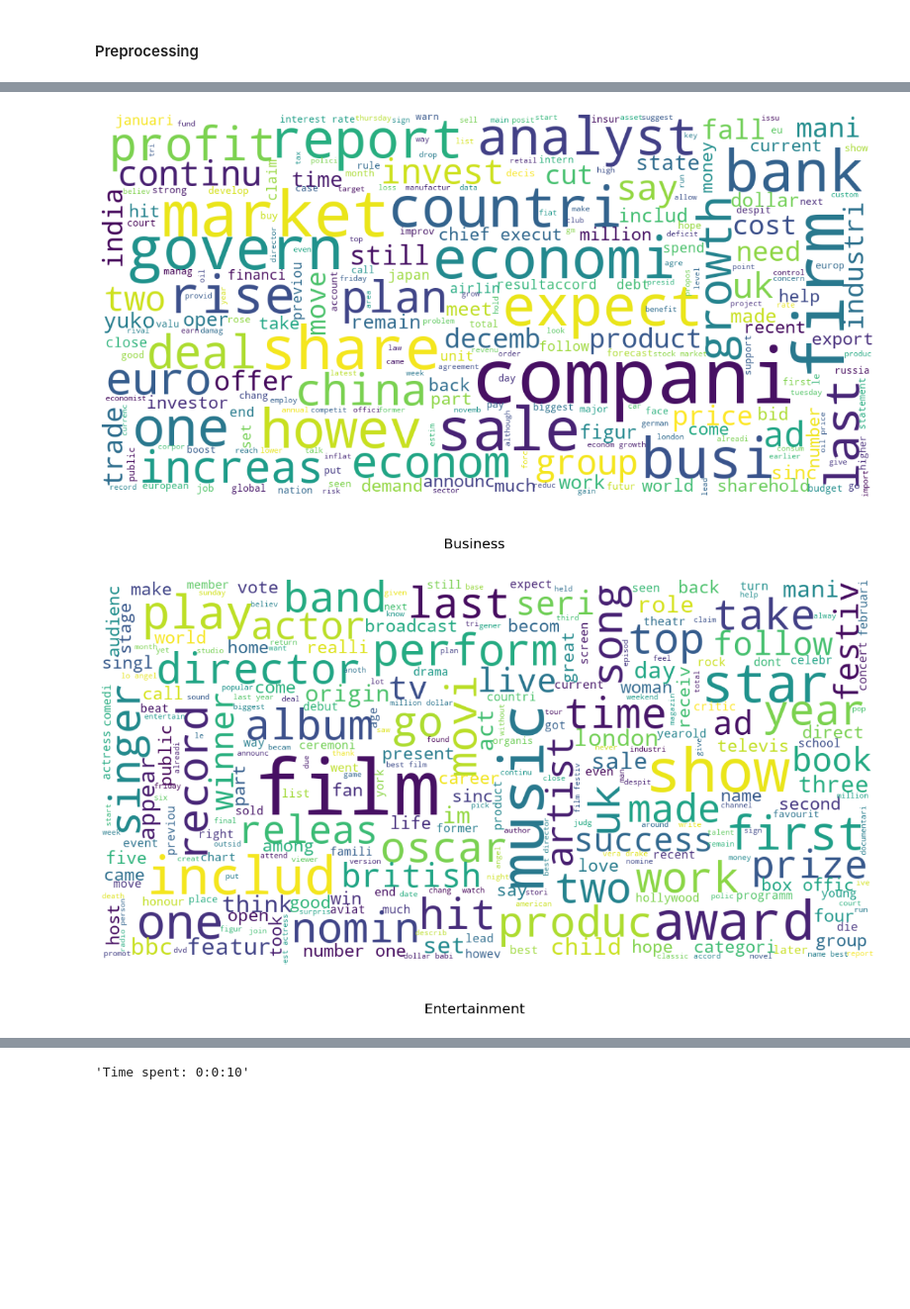
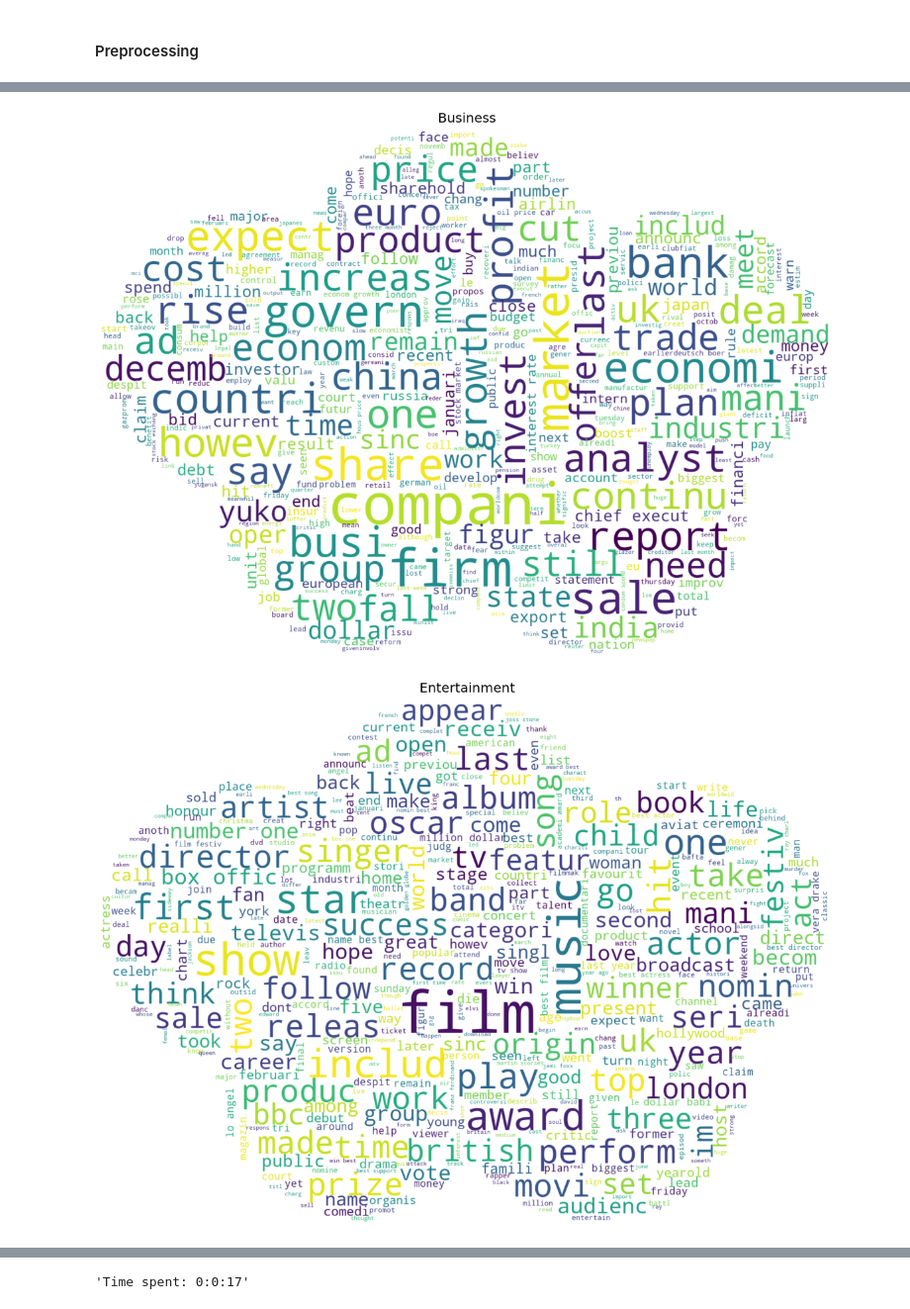
Before and after one commit to alexiszamanidis/news_articles_text_mining, a Jupyter notebook: notebooks/word_cloud.ipynb, the cells around one changed output, grey strips where cells are left out. Shown at 99% size. Cells and saved outputs as stored; diff of their text form; code cells hidden in the pictures; blank space fills up the shorter version.

Commit message:
add word_cloud_mask function

```diff
--- a/notebooks/word_cloud.ipynb
+++ b/notebooks/word_cloud.ipynb
@@ -91,21 +114,23 @@ timer(start_time)
 # %%
 start_time = timer()
 
 # create dataframes by category
 business      = data_set.loc[data_set["category"] == "business"]
 entertainment = data_set.loc[data_set["category"] == "entertainment"]
 politics      = data_set.loc[data_set["category"] == "politics"]
 sport         = data_set.loc[data_set["category"] == "sport"]
 tech          = data_set.loc[data_set["category"] == "tech"]
 
-# create word clouds
-word_cloud(business     , "title_and_content_clean_stems_lemmas", "Business"     , True)
-word_cloud(entertainment, "title_and_content_clean_stems_lemmas", "Entertainment", True)
-word_cloud(politics     , "title_and_content_clean_stems_lemmas", "Politics"     , True)
-word_cloud(sport        , "title_and_content_clean_stems_lemmas", "Sport"        , True)
-word_cloud(tech         , "title_and_content_clean_stems_lemmas", "Tech"         , True)
+image_mask = "../word_clouds/masks/cloud.png"
+
+# create word clouds with 'cloud' mask
+word_cloud_mask(business     , "title_and_content_clean_stems_lemmas", image_mask, "Business"     , True)
+word_cloud_mask(entertainment, "title_and_content_clean_stems_lemmas", image_mask, "Entertainment", True)
+word_cloud_mask(politics     , "title_and_content_clean_stems_lemmas", image_mask, "Politics"     , True)
+word_cloud_mask(sport        , "title_and_content_clean_stems_lemmas", image_mask, "Sport"        , True)
+word_cloud_mask(tech         , "title_and_content_clean_stems_lemmas", image_mask, "Tech"         , True)
 
 timer(start_time)
 # %% [output]
-[figure, old version]
+[figure, new version]
-[figure, old version]
+[figure, new version]
@@ -115 +140 @@ timer(start_time)
-'Time spent: 0:0:10'
+'Time spent: 0:0:17'
```
Also changed, not shown: parts of 3 cells of this notebook, 6 other files.
